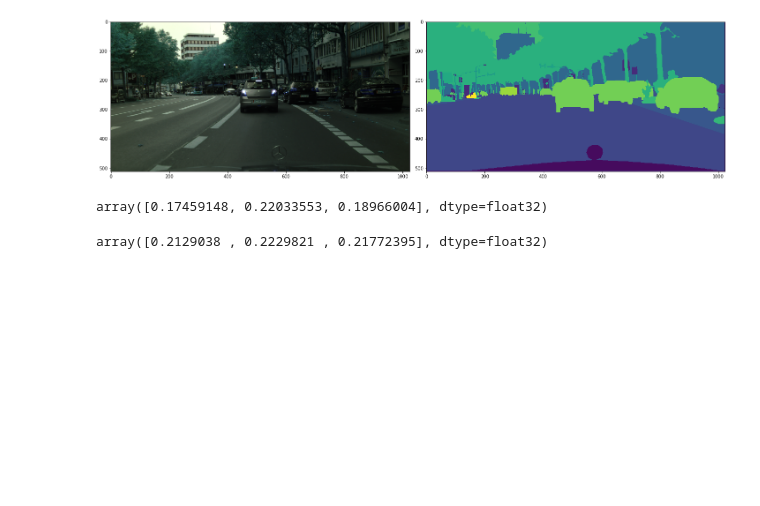
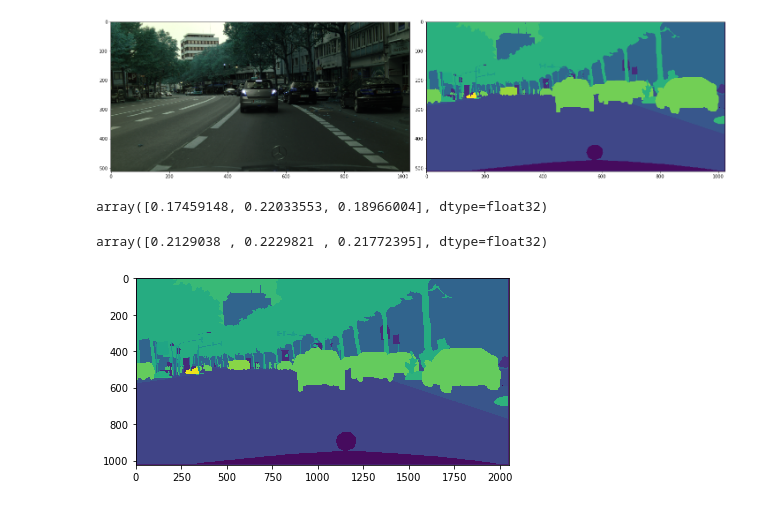
Before and after one commit to jvtalwar/PA3, a Jupyter notebook: Image_plot.ipynb, the cells around one changed output. Cells and saved outputs as stored; diff of their text form; code cells hidden in the pictures; blank space fills up the shorter version.

```diff
--- a/Image_plot.ipynb
+++ b/Image_plot.ipynb
@@ -27,11 +27,12 @@ def plot_image_label(img, lbl):
     ax[1].imshow(lbl)
     plt.tight_layout()
 # %%
+n_class = 34
 dataset = CityScapesDataset(csv_file='train.csv')
 
 init_sample = dataset.__getitem__(11)
 init_img = data2img(init_sample[0])
-init_lbl = init_sample[2]
+init_lbl = init_sample[2].numpy()
 plot_image_label(init_img, init_lbl)
 # %% [output]
 [figure]
@@ -52,3 +53,9 @@ array([0.17459148, 0.22033553, 0.18966004], dtype=float32)
 init_img.mean(axis = (0, 1))
 # %% [output]
 array([0.2129038 , 0.2229821 , 0.21772395], dtype=float32)
+# %%
+plt.imshow(init_lbl, vmax = n_class)
+
+plt.tight_layout()
+# %% [output]
+[figure, added]
```
Also changed, not shown: parts of 8 cells of this notebook, 9 other files.
